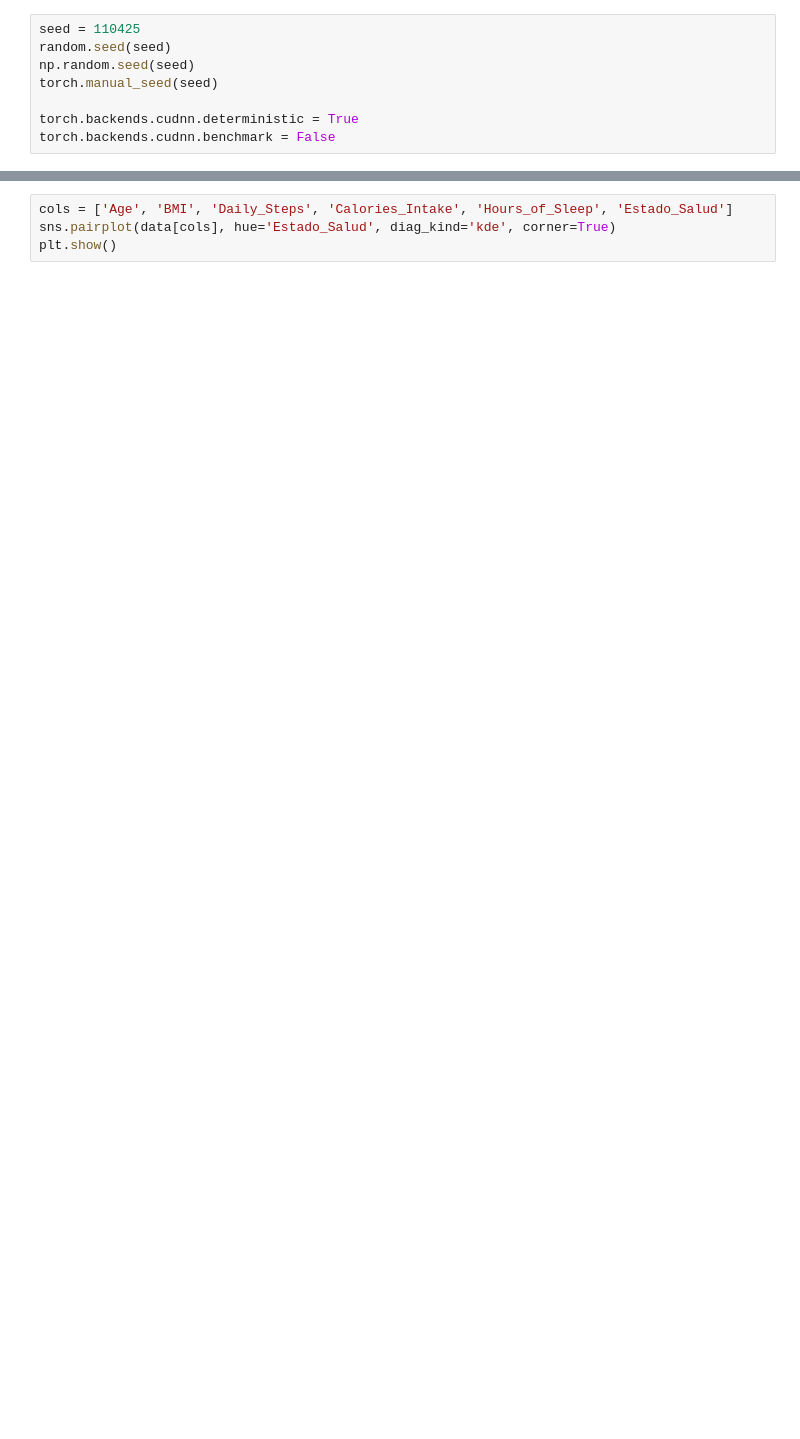
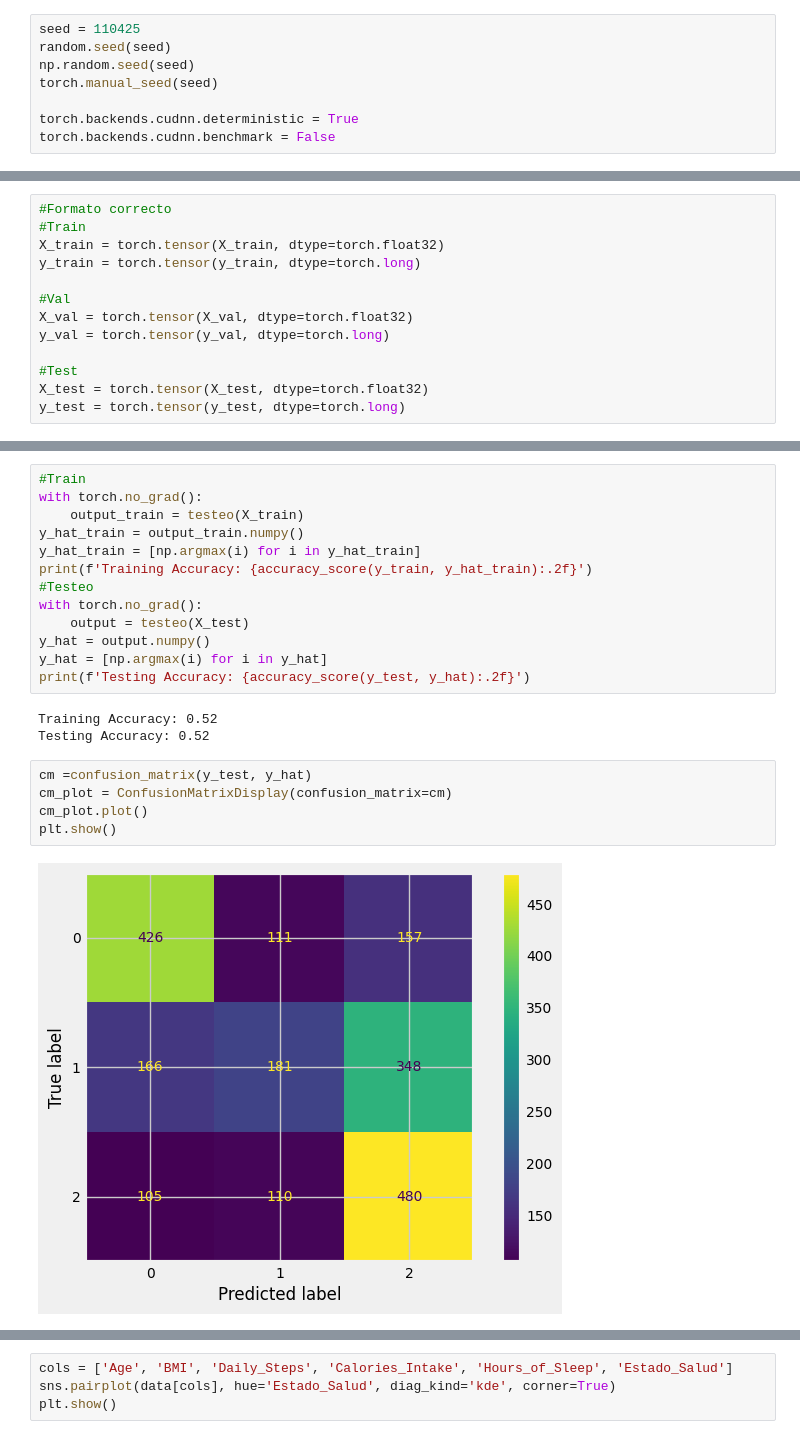
Before and after one commit to TomoCid/ProyectoDeepLearning, a Jupyter notebook: HealthCondition.ipynb, the cells around one changed output, grey strips where cells are left out. Saved outputs shown, nothing was run; the diff lists cells and outputs as text; blank space fills up the shorter version.

```diff
--- a/HealthCondition.ipynb
+++ b/HealthCondition.ipynb
@@ -99,0 +164,13 @@ y = data["Estado_Salud"]
+# %%
+#Formato correcto
+#Train
+X_train = torch.tensor(X_train, dtype=torch.float32)
+y_train = torch.tensor(y_train, dtype=torch.long)
+
+#Val
+X_val = torch.tensor(X_val, dtype=torch.float32)
+y_val = torch.tensor(y_val, dtype=torch.long)
+
+#Test
+X_test = torch.tensor(X_test, dtype=torch.float32)
+y_test = torch.tensor(y_test, dtype=torch.long)
@@ -100,3 +264,26 @@ y = data["Estado_Salud"]
+# %%
+#Train
+with torch.no_grad():
+    output_train = testeo(X_train)
+y_hat_train = output_train.numpy()
+y_hat_train = [np.argmax(i) for i in y_hat_train]
+print(f'Training Accuracy: {accuracy_score(y_train, y_hat_train):.2f}')
+#Testeo
+with torch.no_grad():
+    output = testeo(X_test)
+y_hat = output.numpy()
+y_hat = [np.argmax(i) for i in y_hat]
+print(f'Testing Accuracy: {accuracy_score(y_test, y_hat):.2f}')
+# %% [output]
+Training Accuracy: 0.52
+Testing Accuracy: 0.52
+# %%
+cm =confusion_matrix(y_test, y_hat)
+cm_plot = ConfusionMatrixDisplay(confusion_matrix=cm)
+cm_plot.plot()
+plt.show()
+# %% [output]
+[figure, added]
 # %%
 cat_cols = ["Gender", "Smoker", "Diabetic", "Heart_Disease"]
 for col in cat_cols:
```
Also changed, not shown: parts of 17 cells of this notebook, 4 other files.
